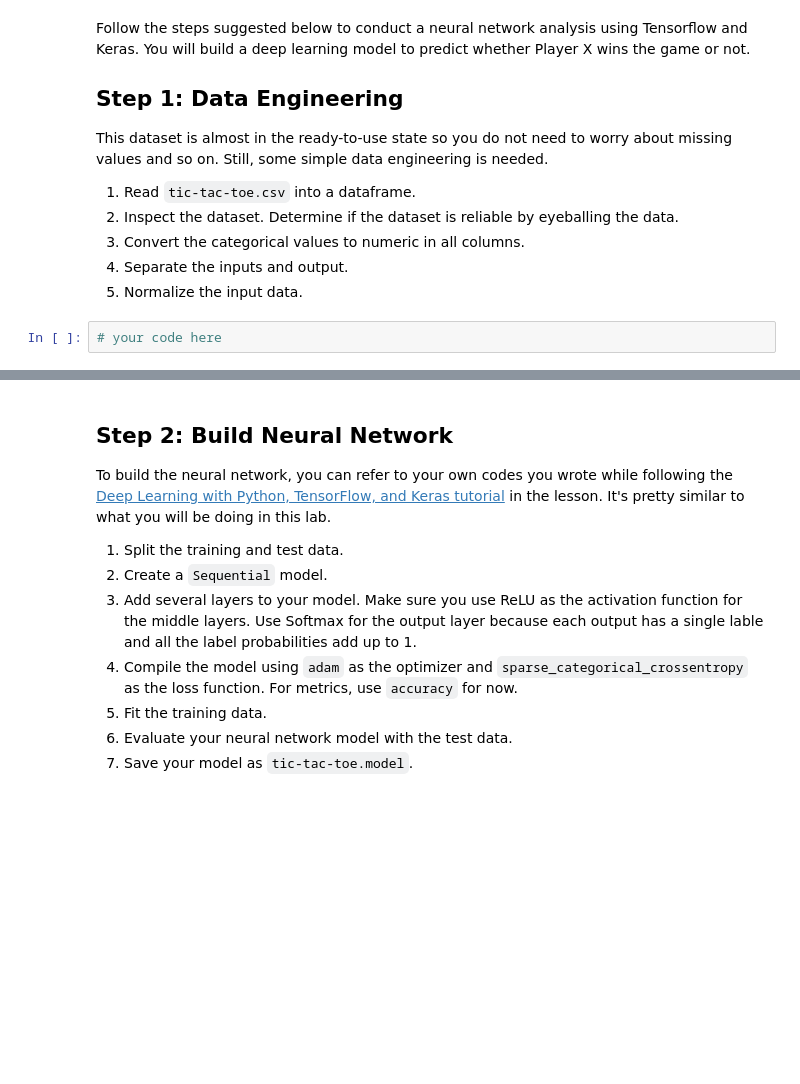
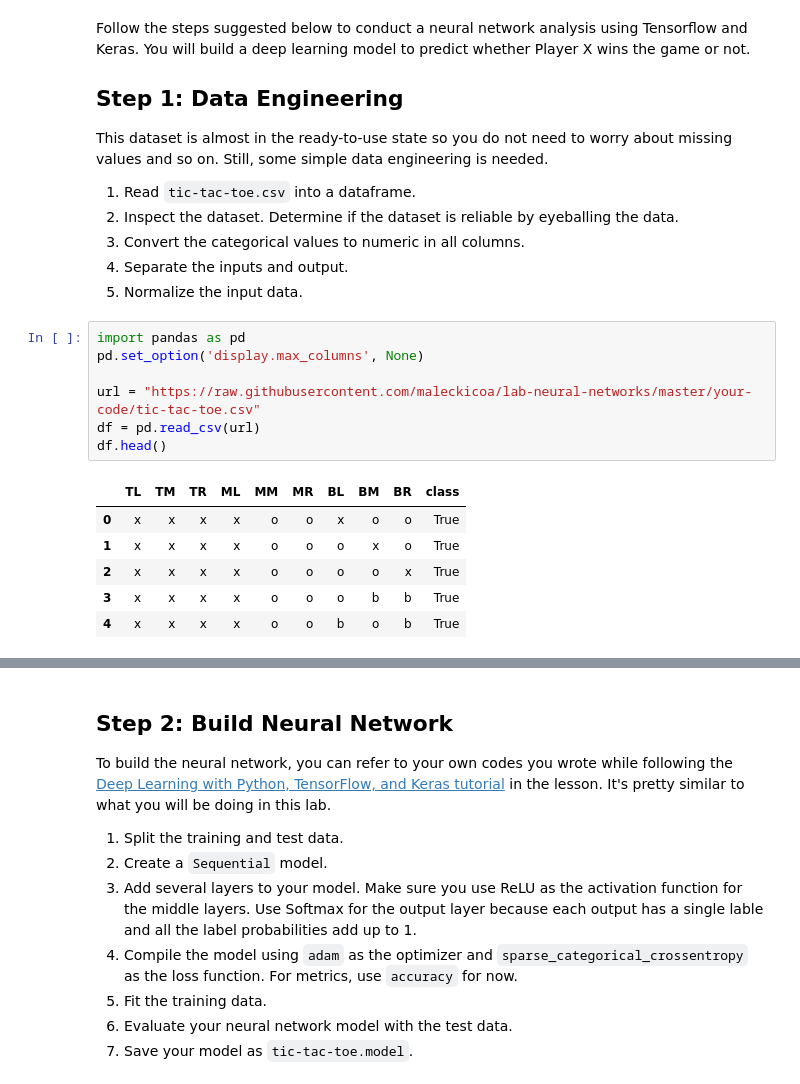
Before and after one commit to ironhack-labs/lab-neural-networks, a Jupyter notebook: your-code/challenge-1.ipynb, the cells around one changed output, grey strips where cells are left out. Drawn from its saved outputs; the diff is of its cells as text; blank space fills up the shorter version.

```diff
--- a/your-code/challenge-1.ipynb
+++ b/your-code/challenge-1.ipynb
@@ -22,5 +22,17 @@ This dataset is almost in the ready-to-use state so you do not need to worry abo
 1. Convert the categorical values to numeric in all columns.
 1. Separate the inputs and output.
 1. Normalize the input data.
-# %%
-# your code here
+# %%
+import pandas as pd
+pd.set_option('display.max_columns', None)
+
+url = "https://raw.githubusercontent.com/maleckicoa/lab-neural-networks/master/your-code/tic-tac-toe.csv"
+df = pd.read_csv(url)
+df.head()
+# %% [output]
+|  | TL | TM | TR | ML | MM | MR | BL | BM | BR | class |
+| 0 | x | x | x | x | o | o | x | o | o | True |
+| 1 | x | x | x | x | o | o | o | x | o | True |
+| 2 | x | x | x | x | o | o | o | o | x | True |
+| 3 | x | x | x | x | o | o | o | b | b | True |
+| 4 | x | x | x | x | o | o | b | o | b | True |
```
Also changed, not shown: parts of 7 cells of this notebook.
